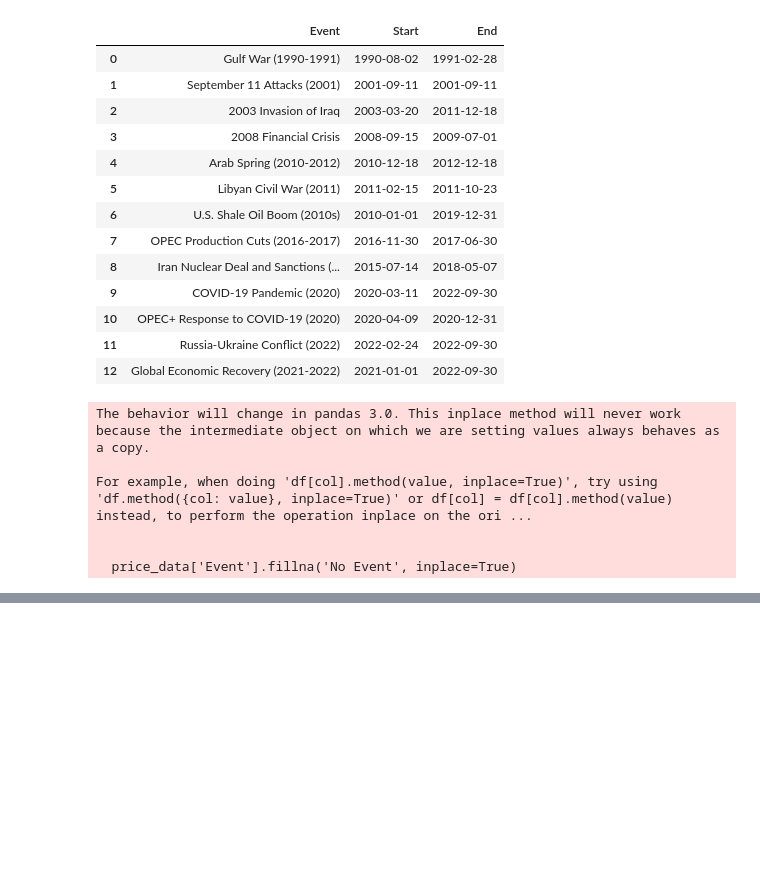
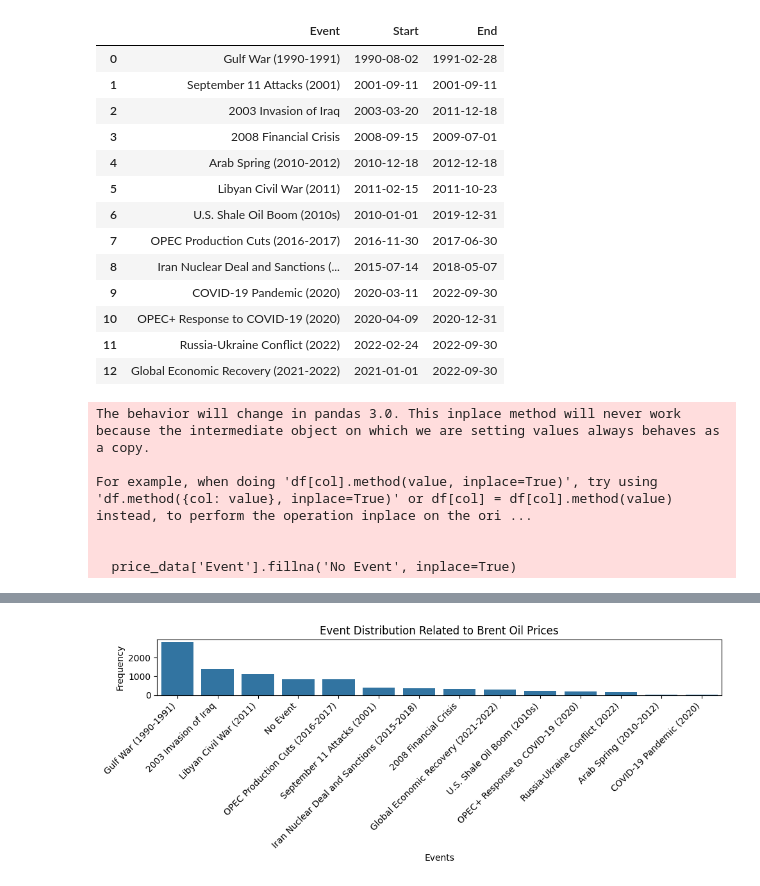
Before and after one commit to ab3lT/10-Academy-Week-10, a Jupyter notebook: notebooks/oil_prince_analysis.ipynb, the cells around one changed output, grey strips where cells are left out. Drawn from its saved outputs; the diff is of its cells as text; code cells hidden in the pictures; blank space fills up the shorter version.

```diff
--- a/notebooks/oil_prince_analysis.ipynb
+++ b/notebooks/oil_prince_analysis.ipynb
@@ -137,0 +225,15 @@ For example, when doing 'df[col].method(value, inplace=True)', try using 'df.met
+# %%
+
+# Assuming 'Event' is the column containing the names of the events in price_data
+event_counts = price_data['Event'].value_counts()
+
+plt.figure(figsize=(10, 4))
+sns.barplot(x=event_counts.index, y=event_counts.values)
+plt.title('Event Distribution Related to Brent Oil Prices')
+plt.xlabel('Events')
+plt.ylabel('Frequency')
+plt.xticks(rotation=45, ha='right')  # Rotate x labels for better readability
+plt.tight_layout()  # Adjust layout to make room for rotated labels
+plt.show()
+# %% [output]
+[figure, added]
```
Also changed, not shown: parts of 10 cells of this notebook.
